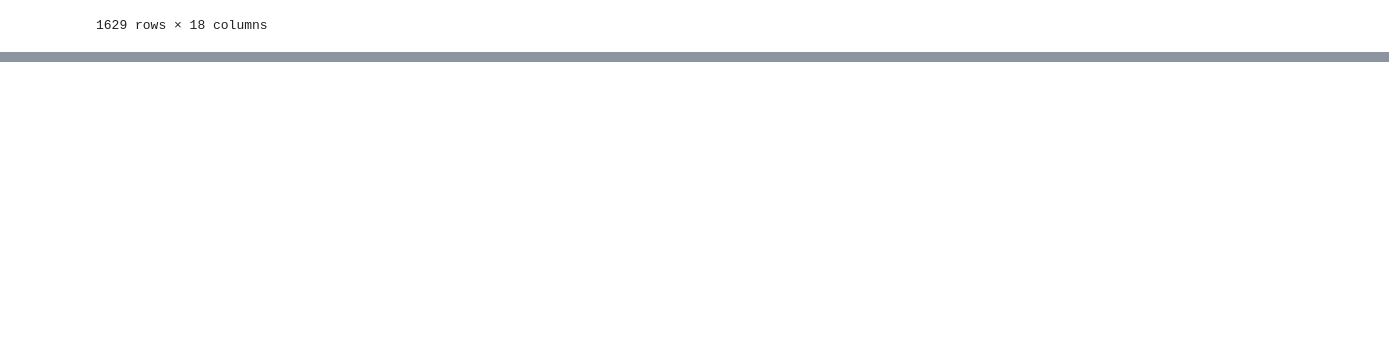
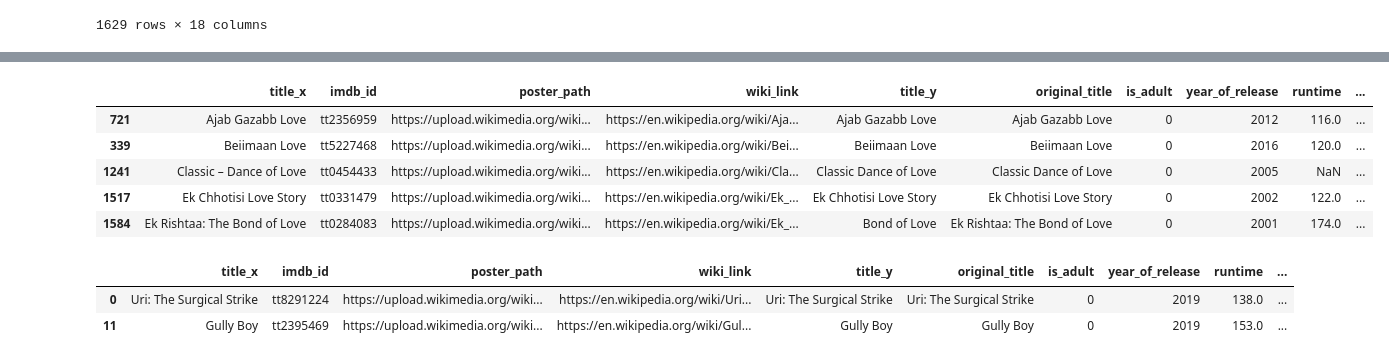
Before and after one commit to Alyan-khattak/AI_ML_Journey, a Jupyter notebook: 7.Data_Analysis_and_Visualization/2_Pandas/6_DataFrame_Filtering_movies.csv.ipynb, the cells around one changed output, grey strips where cells are left out. Saved outputs shown, nothing was run; the diff lists cells and outputs as text; code cells hidden in the pictures; blank space fills up the shorter version.

```diff
--- a/7.Data_Analysis_and_Visualization/2_Pandas/6_DataFrame_Filtering_movies.csv.ipynb
+++ b/7.Data_Analysis_and_Visualization/2_Pandas/6_DataFrame_Filtering_movies.csv.ipynb
@@ -22,0 +133,18 @@ movies
+# %%
+# Movies where title contains "Love"
+
+movies[movies["title_x"].str.contains("Love")].sort_values("title_x").head()
+# %% [output]
+|  | title_x | imdb_id | poster_path | wiki_link | title_y | original_title | is_adult | year_of_release | runtime | ... |
+| 721 | Ajab Gazabb Love | tt2356959 | https://upload.wikimedia.org/wiki... | https://en.wikipedia.org/wiki/Aja... | Ajab Gazabb Love | Ajab Gazabb Love | 0 | 2012 | 116.0 | ... |
+| 339 | Beiimaan Love | tt5227468 | https://upload.wikimedia.org/wiki... | https://en.wikipedia.org/wiki/Bei... | Beiimaan Love | Beiimaan Love | 0 | 2016 | 120.0 | ... |
+| 1241 | Classic – Dance of Love | tt0454433 | https://upload.wikimedia.org/wiki... | https://en.wikipedia.org/wiki/Cla... | Classic Dance of Love | Classic Dance of Love | 0 | 2005 | NaN | ... |
+| 1517 | Ek Chhotisi Love Story | tt0331479 | https://upload.wikimedia.org/wiki... | https://en.wikipedia.org/wiki/Ek_... | Ek Chhotisi Love Story | Ek Chhotisi Love Story | 0 | 2002 | 122.0 | ... |
+| 1584 | Ek Rishtaa: The Bond of Love | tt0284083 | https://upload.wikimedia.org/wiki... | https://en.wikipedia.org/wiki/Ek_... | Bond of Love | Ek Rishtaa: The Bond of Love | 0 | 2001 | 174.0 | ... |
+# %%
+# Movies that are NOT Comedy but rating > 8
+movies[ ~(movies["genres"].str.contains("Comedy") ) & (movies["imdb_rating"] > 8)].head(2)
+# %% [output]
+|  | title_x | imdb_id | poster_path | wiki_link | title_y | original_title | is_adult | year_of_release | runtime | ... |
+| 0 | Uri: The Surgical Strike | tt8291224 | https://upload.wikimedia.org/wiki... | https://en.wikipedia.org/wiki/Uri... | Uri: The Surgical Strike | Uri: The Surgical Strike | 0 | 2019 | 138.0 | ... |
+| 11 | Gully Boy | tt2395469 | https://upload.wikimedia.org/wiki... | https://en.wikipedia.org/wiki/Gul... | Gully Boy | Gully Boy | 0 | 2019 | 153.0 | ... |
```
Also changed, not shown: parts of 7 cells of this notebook.
